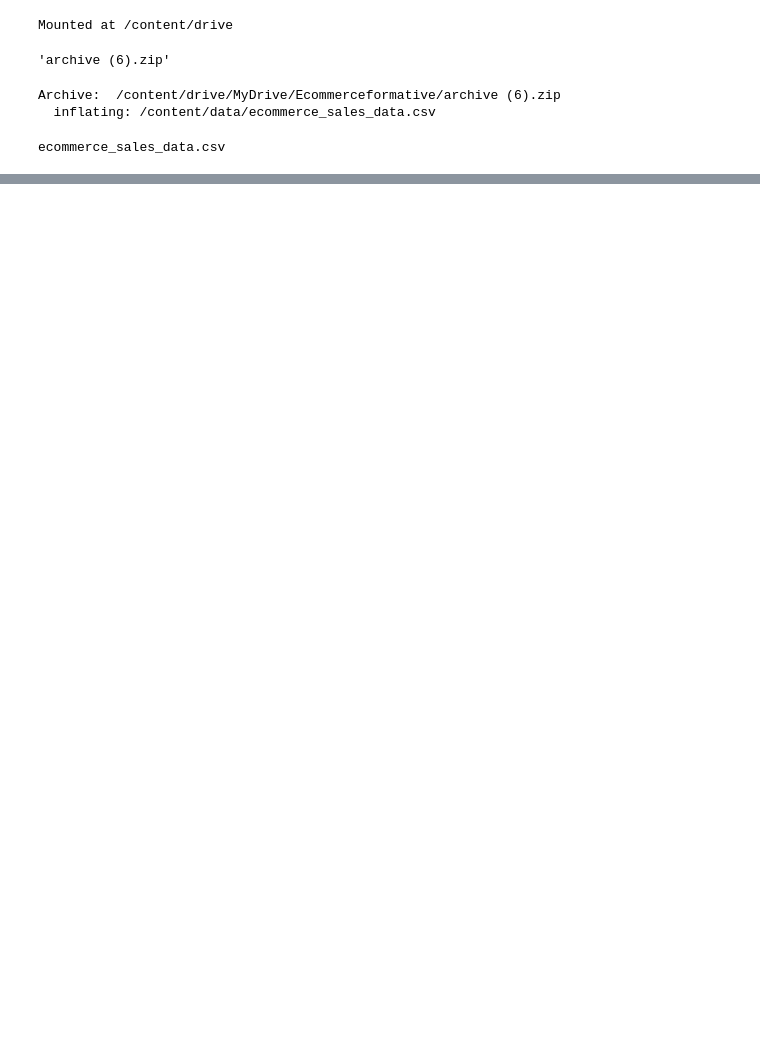
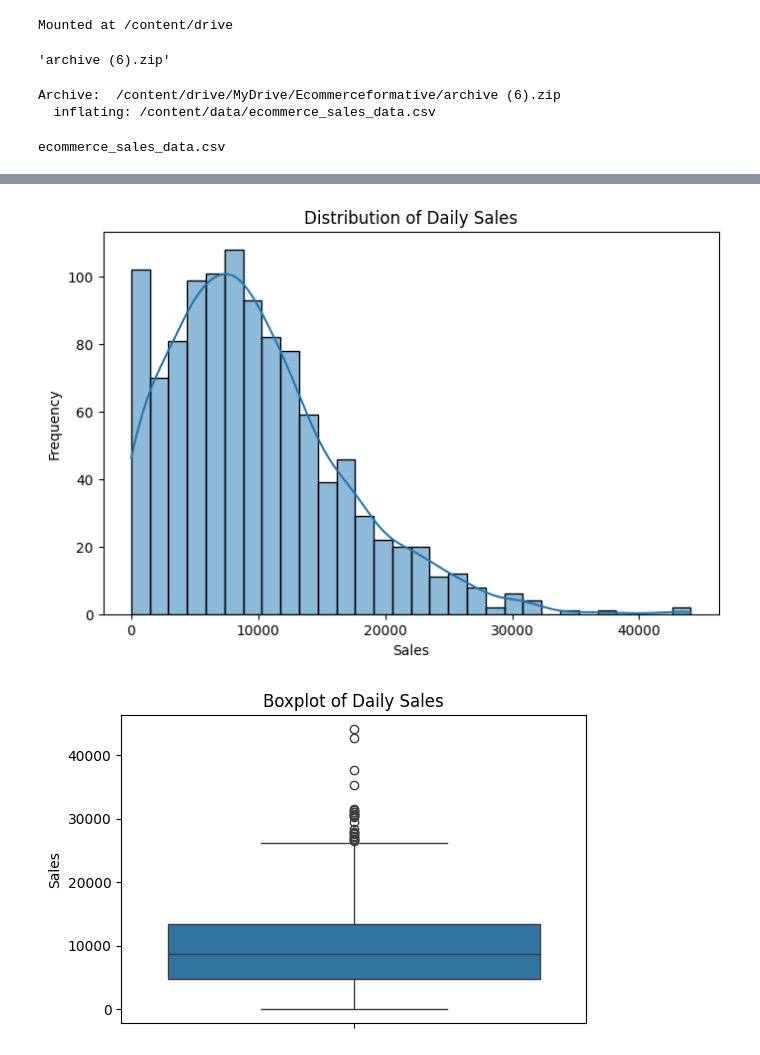
Before and after one commit to elvispreakerebi/ml-pipeline-formative-1, a Jupyter notebook: Copy_of_Welcome_To_Colab.ipynb, the cells around one changed output, grey strips where cells are left out. Saved outputs shown, nothing was run; the diff lists cells and outputs as text; code cells hidden in the pictures; blank space fills up the shorter version.

```diff
--- a/Copy_of_Welcome_To_Colab.ipynb
+++ b/Copy_of_Welcome_To_Colab.ipynb
@@ -215,0 +121,18 @@ y_test = y[train_size:]
+# %%
+#sales distribution histogram
+plt.figure(figsize=(8,5))
+sns.histplot(daily_df['Sales'], bins=30, kde=True)
+plt.title("Distribution of Daily Sales")
+plt.xlabel("Sales")
+plt.ylabel("Frequency")
+plt.show()
+
+
+#boxplot for outliers
+plt.figure(figsize=(6,4))
+sns.boxplot(y=daily_df['Sales'])
+plt.title("Boxplot of Daily Sales")
+plt.show()
+# %% [output]
+[figure, added]
+[figure, added]
```
Also changed, not shown: parts of 63 cells of this notebook.
